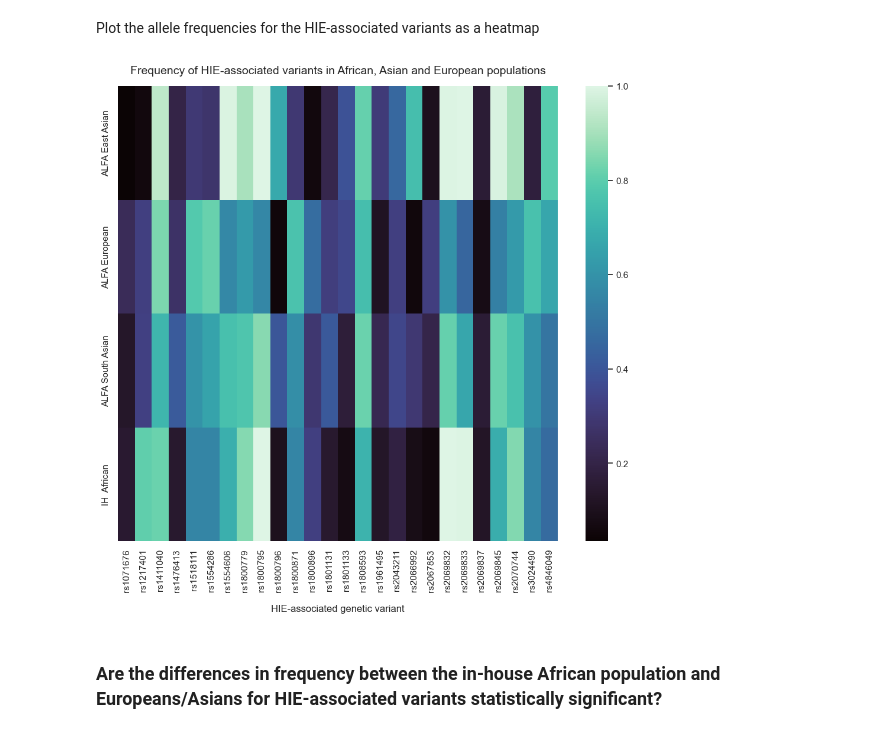
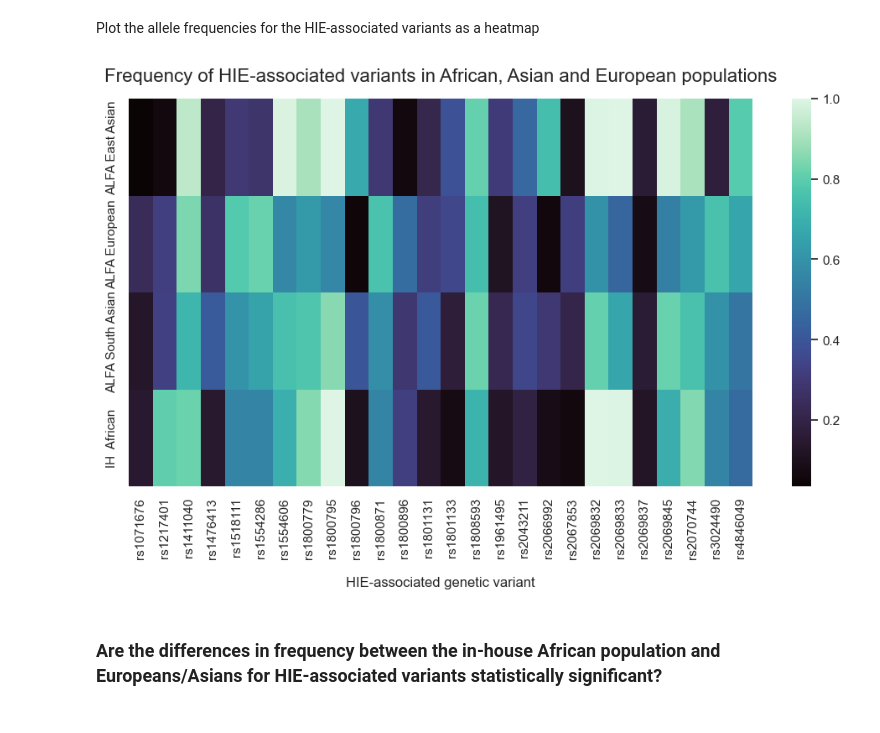
Before and after one commit to MeganHolborn/Genetic_data_analysis, a Jupyter notebook: Notebooks/Analysis_and_Visualisation/5-Variant_frequency_comparisons.ipynb, the cells around one changed output. Saved outputs shown, nothing was run; the diff lists cells and outputs as text; code cells hidden in the pictures.

Commit message:
Update markdown and figures, add report on findings

```diff
--- a/Notebooks/Analysis_and_Visualisation/4-Variant_frequency_comparisons.ipynb
+++ b/Notebooks/Analysis_and_Visualisation/5-Variant_frequency_comparisons.ipynb
@@ -811,28 +811,28 @@ heatmap_data_pivot.head(5)
 Set plot parameters
 # %%
 # Set plot figure size
-sns.set(rc={"figure.figsize": (12, 10)})
+sns.set(rc={"figure.figsize": (12, 6)})
 # %% [markdown]
 Plot the allele frequencies for the HIE-associated variants as a heatmap
 # %%
 sns.heatmap(heatmap_data_pivot, cmap="mako")
 
 plt.xlabel("HIE-associated genetic variant", labelpad=15)
 plt.ylabel(None)
 plt.title(
     "Frequency of HIE-associated variants in African, Asian and European populations",
-    size=constants.BIGGER_FONT,
+    size=constants.LARGEST_FONT,
     pad=15,
 )
 
 plt.savefig(
     "..\Results\Figures\HIE_variant_frequency_comparisons.png",
     dpi=1200,
     bbox_inches="tight",
 )
 plt.show()
 # %% [output]
-[figure, old version]
+[figure, new version]
 # %% [markdown]
 ### Are the differences in frequency between the in-house African population and Europeans/Asians for HIE-associated variants statistically significant?
 # %% [markdown]
```
Also changed, not shown: parts of 3 cells of this notebook, 12 other files.
